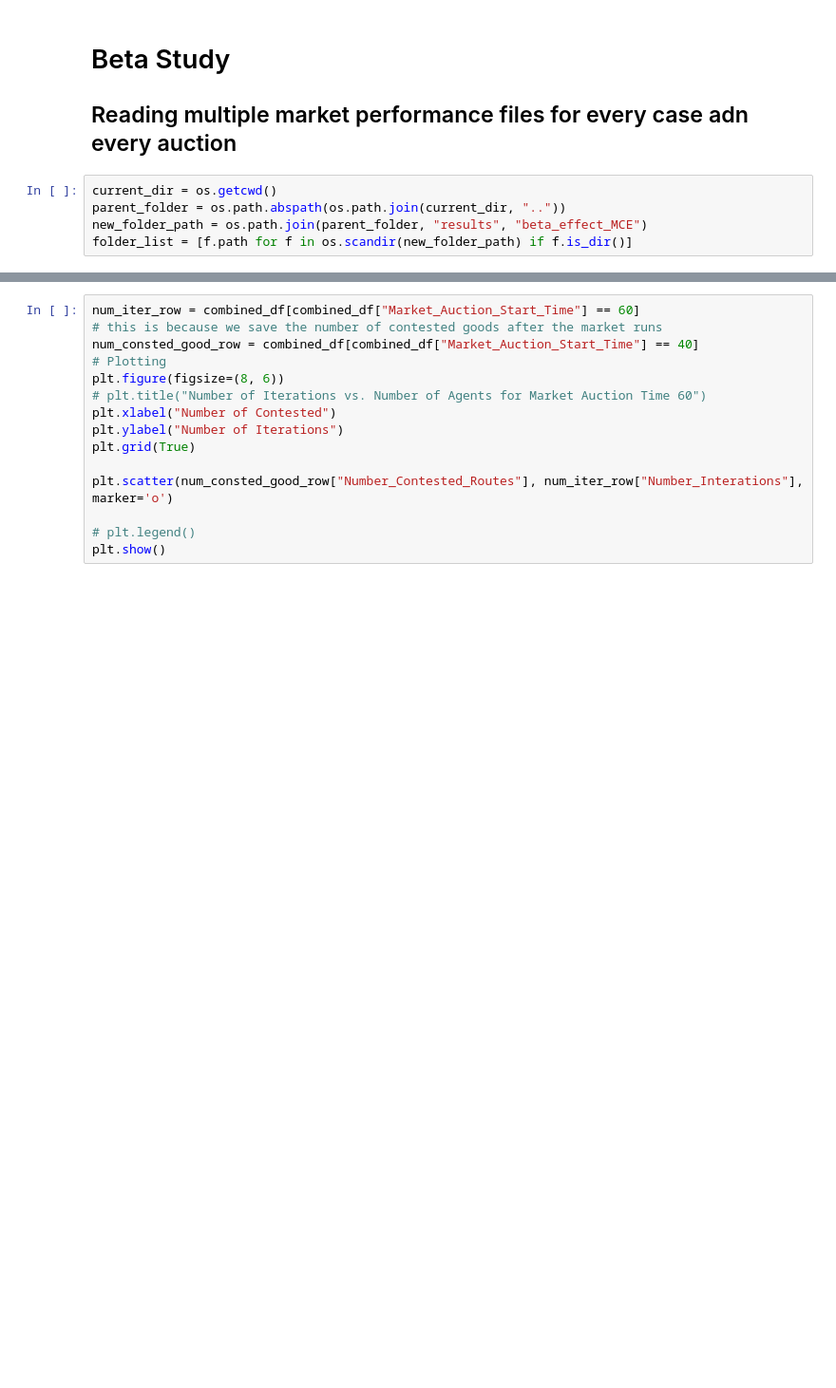
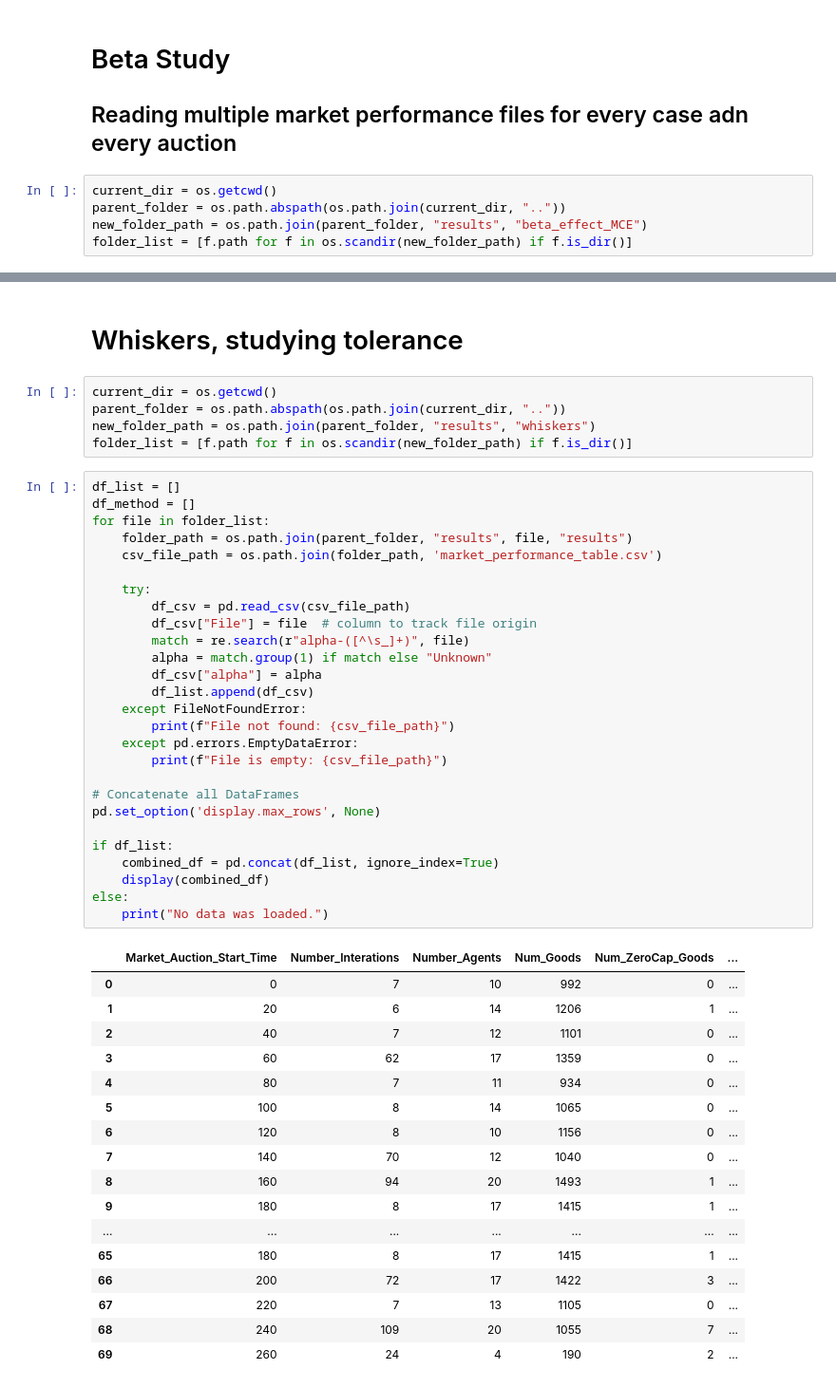
Before and after one commit to sastry-group/Mechanism-Design-for-AAM, a Jupyter notebook: ic/fisher/Fisher_data_reader.ipynb, the cells around one changed output, grey strips where cells are left out. Shown: that part at 95% size. Drawn from its saved outputs; the diff is of its cells as text; blank space fills up the shorter version.

Commit message:
changes to tolerance paramenters

```diff
--- a/ic/fisher/Fisher_data_reader.ipynb
+++ b/ic/fisher/Fisher_data_reader.ipynb
@@ -385,15 +385,52 @@ plt.show()
-# %%
-num_iter_row = combined_df[combined_df["Market_Auction_Start_Time"] == 60]
-# this is because we save the number of contested goods after the market runs
-num_consted_good_row = combined_df[combined_df["Market_Auction_Start_Time"] == 40]
-# Plotting
-plt.figure(figsize=(8, 6))
-# plt.title("Number of Iterations vs. Number of Agents for Market Auction Time 60")
-plt.xlabel("Number of Contested")
-plt.ylabel("Number of Iterations")
-plt.grid(True)
-
-plt.scatter(num_consted_good_row["Number_Contested_Routes"], num_iter_row["Number_Interations"], marker='o')
-
-# plt.legend()
-plt.show()
+# %% [markdown]
+# Whiskers, studying tolerance
+# %%
+current_dir = os.getcwd()
+parent_folder = os.path.abspath(os.path.join(current_dir, ".."))
+new_folder_path = os.path.join(parent_folder, "results", "whiskers")
+folder_list = [f.path for f in os.scandir(new_folder_path) if f.is_dir()]
+# %%
+df_list = []
+df_method = []
+for file in folder_list:
+    folder_path = os.path.join(parent_folder, "results", file, "results")
+    csv_file_path = os.path.join(folder_path, 'market_performance_table.csv')
+
+    try:
+        df_csv = pd.read_csv(csv_file_path)
+        df_csv["File"] = file  # column to track file origin
+        match = re.search(r"alpha-([^\s_]+)", file)
+        alpha = match.group(1) if match else "Unknown"
+        df_csv["alpha"] = alpha
+        df_list.append(df_csv)
+    except FileNotFoundError:
+        print(f"File not found: {csv_file_path}")
+    except pd.errors.EmptyDataError:
+        print(f"File is empty: {csv_file_path}")
+
+# Concatenate all DataFrames
+pd.set_option('display.max_rows', None)
+
+if df_list:
+    combined_df = pd.concat(df_list, ignore_index=True)
+    display(combined_df)
+else:
+    print("No data was loaded.")
+# %% [output]
+|  | Market_Auction_Start_Time | Number_Interations | Number_Agents | Num_Goods | Num_ZeroCap_Goods | ... |
+| 0 | 0 | 7 | 10 | 992 | 0 | ... |
+| 1 | 20 | 6 | 14 | 1206 | 1 | ... |
+| 2 | 40 | 7 | 12 | 1101 | 0 | ... |
+| 3 | 60 | 62 | 17 | 1359 | 0 | ... |
+| 4 | 80 | 7 | 11 | 934 | 0 | ... |
+| 5 | 100 | 8 | 14 | 1065 | 0 | ... |
+| 6 | 120 | 8 | 10 | 1156 | 0 | ... |
+| 7 | 140 | 70 | 12 | 1040 | 0 | ... |
+| 8 | 160 | 94 | 20 | 1493 | 1 | ... |
+| 9 | 180 | 8 | 17 | 1415 | 1 | ... |
+| ... | ... | ... | ... | ... | ... | ... |
+| 65 | 180 | 8 | 17 | 1415 | 1 | ... |
+| 66 | 200 | 72 | 17 | 1422 | 3 | ... |
+| 67 | 220 | 7 | 13 | 1105 | 0 | ... |
+| 68 | 240 | 109 | 20 | 1055 | 7 | ... |
+| 69 | 260 | 24 | 4 | 190 | 2 | ... |
```
Also changed, not shown: parts of 4 cells of this notebook, 9 other files.
